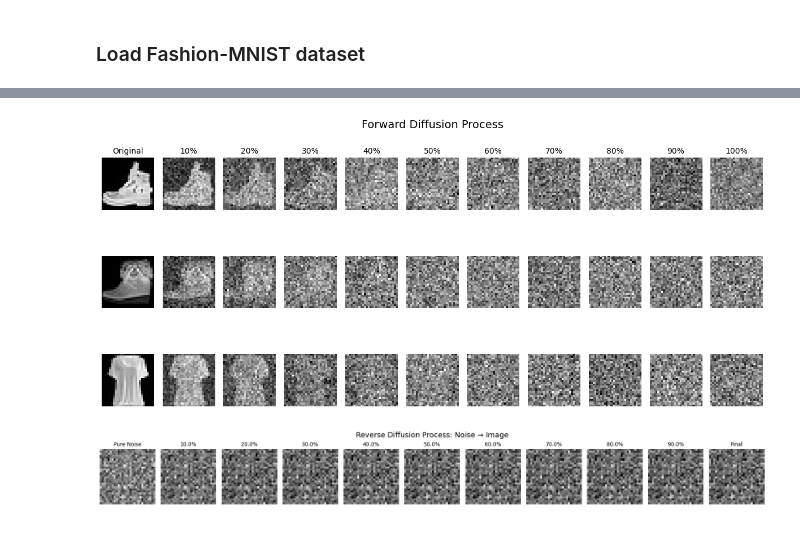
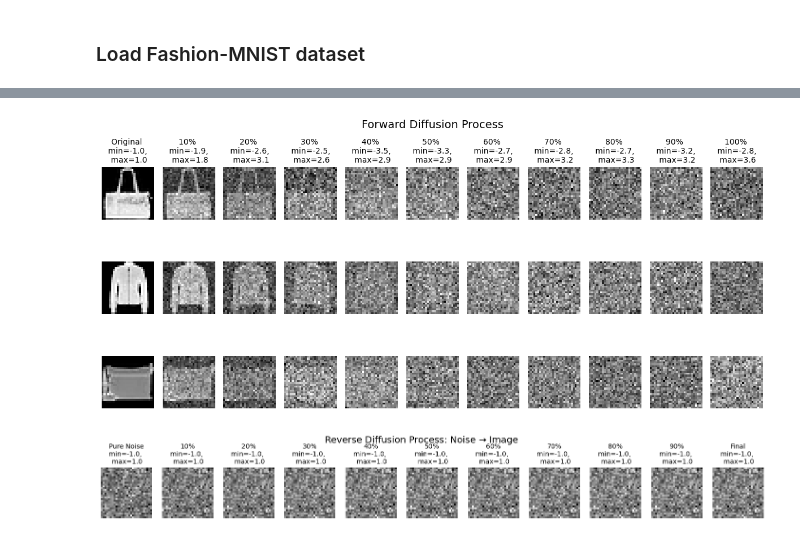
Before and after one commit to emilcw/wasp-deep-learning-module3, a Jupyter notebook: main.ipynb, the cells around one changed output, grey strips where cells are left out. Cells and saved outputs as stored; diff of their text form; code cells hidden in the pictures.

Commit message:
Fixed -1,1 range problem, added first version of FID

```diff
--- a/main.ipynb
+++ b/main.ipynb
@@ -33,9 +32,22 @@ Torch version 2.3.1+cu118
 ds_fn = FashionMNIST
 batch_size = 128
 
+# Scales image to [-1 1] range
 transform = Compose([ToTensor(), Lambda(lambda x: x * 2 - 1)])
 
 dataset = ds_fn(root='data', train=True, download=True, transform=transform)
 dataloader = DataLoader(dataset, batch_size=batch_size, shuffle=True)
-print("Dataset has been loaded.")
+
+
+
+test_dataset = ds_fn(root='data', train=False, download=True, transform=transform)
+testloader = DataLoader(test_dataset, batch_size=batch_size, shuffle=False)
+
+sample, _ = dataset[0]  # this applies the transform
+test_sample, _ = test_dataset[0]  # this applies the transform
+
+print(f"Training data is on the pixel range [[{sample.min():.3f}, {sample.max():.3f}]]")
+print(f"Test data is on the pixel range [[{test_sample.min():.3f}, {test_sample.max():.3f}]]")
+
+print("Training and test data has been loaded.")
 # %% [output]
@@ -369,7 +427,7 @@ def show_forward_compact(ddpm, dataloader, device, n_images=6):
         # Original
         original_img = imgs[i].detach().cpu().numpy() if isinstance(imgs, torch.Tensor) else imgs[i]
         axes[i, 0].imshow(original_img[0], cmap='gray')
-        axes[i, 0].set_title('Original' if i == 0 else '', fontsize=10)
+        axes[i, 0].set_title(f'Original \n min={original_img.min():.1f}, \n max={original_img.max():.1f}' if i == 0 else '', fontsize=10)
         axes[i, 0].axis('off')
 
         # Noisy versions
@@ -380,7 +438,7 @@ def show_forward_compact(ddpm, dataloader, device, n_images=6):
 
             axes[i, j+1].imshow(noisy_img[0][0], cmap='gray')
             if i == 0:  # Only show titles on first row
-                axes[i, j+1].set_title(f'{int(percent * 100)}%', fontsize=10)
+                axes[i, j+1].set_title(f'{int(percent * 100)}% \n min={noisy_img.min():.1f}, \n max={noisy_img.max():.1f}', fontsize=10)
             axes[i, j+1].axis('off')
 
     plt.tight_layout()
@@ -389,7 +447,7 @@ def show_forward_compact(ddpm, dataloader, device, n_images=6):
 
 show_forward_compact(ddpm, dataloader, device, n_images=3)
 # %% [output]
-[figure, old version]
+[figure, new version]
 # %%
 # Visualisze the reverse diffusion process (denoising) with the untrained DDPM model
 
@@ -433,7 +491,6 @@ def show_reverse_compact(ddpm, device, n_images=6, image_chw=(1, 28, 28)):
 
                 if t > 0:  # Don't process t=0
 
-                    # Get model prediction - use same format as working code
                     time_tensor = (torch.ones(1, 1) * t).to(device).long()
                     noisy_prediction = ddpm.backward(x, time_tensor)
 
@@ -442,39 +499,66 @@ def show_reverse_compact(ddpm, device, n_images=6, image_chw=(1, 28, 28)):
 
                     z = torch.randn_like(x)
                     beta_t = ddpm.betas[t]
                     sigma_t = beta_t.sqrt()
 
                     # Algorithm 2 in paper
                     x = (1 / alpha_t.sqrt()) * (x - (1 - alpha_t) / (1 - alpha_t_bar).sqrt() * noisy_prediction) + sigma_t * z
 
+
+                if t == 0:
+                    time_tensor = (torch.ones(1, 1) * t).to(device).long()
+                    noisy_prediction = ddpm.backward(x, time_tensor)
+
+                    alpha_t = ddpm.alphas[t]
+                    alpha_t_bar = ddpm.alpha_bars[t]
+
+                    z = 0.0  # No noise at t=0
+                    beta_t = ddpm.betas[t]
+                    sigma_t = beta_t.sqrt()
+
+                    # Algorithm 2 in paper
+                    x = (1 / alpha_t.sqrt()) * (x - (1 - alpha_t) / (1 - alpha_t_bar).sqrt() * noisy_prediction) + sigma_t * z
+
+
         # Save final result (t=0)
         saved_images[0] = x.clone()
 
         # Display saved images
         for col_idx, t in enumerate(timesteps_to_show):
             if t in saved_images:
-                current_img = saved_images[t].detach().cpu().numpy()
+                img = saved_images[t].detach().cpu().squeeze(0)
+                img = 2 * (img - img.min()) / (img.max() - img.min() + 1e-8) - 1
+                img = img.numpy()
             else:
-                current_img = torch.zeros(1, c, h, w).numpy()  # Fallback
+                img = np.zeros((h, w))
 
-            axes[i, col_idx].imshow(current_img[0][0], cmap='gray')
+            axes[i, col_idx].imshow(img[0], cmap='gray', vmin=-1, vmax=1)
 
-            if i == 0:  # Only show titles on first row
+            if i == 0:
                 if t == ddpm.timesteps - 1:
-                    axes[i, col_idx].set_title('Pure Noise', fontsize=10)
+                    axes[i, col_idx].set_title(
+                        f'Pure Noise\nmin={img[0].min():.1f}, \n max={img[0].max():.1f}',
+                        fontsize=10
+                    )
                 elif t == 0:
-                    axes[i, col_idx].set_title('Final', fontsize=10)
+                    axes[i, col_idx].set_title(
+                        f'Final\nmin={img[0].min():.1f}, \n max={img[0].max():.1f}',
+                        fontsize=10
+                    )
                 else:
                     percentage = reversed_list[col_idx] * 100
-                    axes[i, col_idx].set_title(f'{percentage}%', fontsize=10)
+                    axes[i, col_idx].set_title(
+                        f'{percentage:.0f}%\nmin={img[0].min():.1f}, \n max={img[0].max():.1f}',
+                        fontsize=10
+                    )
             axes[i, col_idx].axis('off')
 
-    plt.tight_layout()
+    #plt.tight_layout()
     plt.suptitle('Reverse Diffusion Process: Noise → Image', fontsize=14)
     plt.show()
 
 null_model = DDPM(UNet(n_steps=timesteps), timesteps=timesteps, device=device)
 
 show_reverse_compact(null_model, device, n_images=1)
 # %% [output]
-[figure, old version]
+[figure, new version]
```
Also changed, not shown: parts of 14 cells of this notebook.
